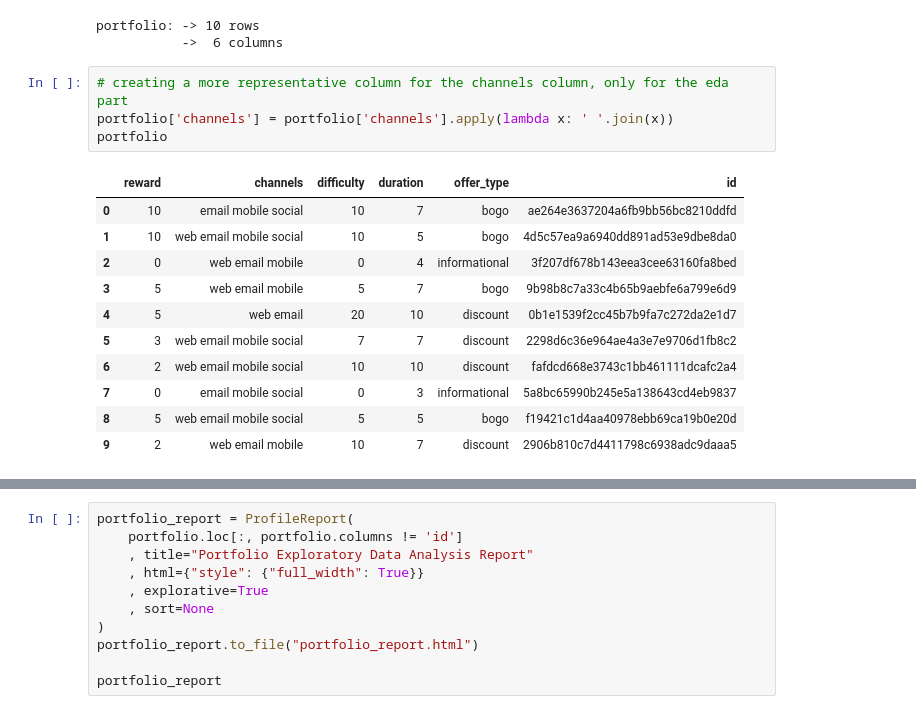
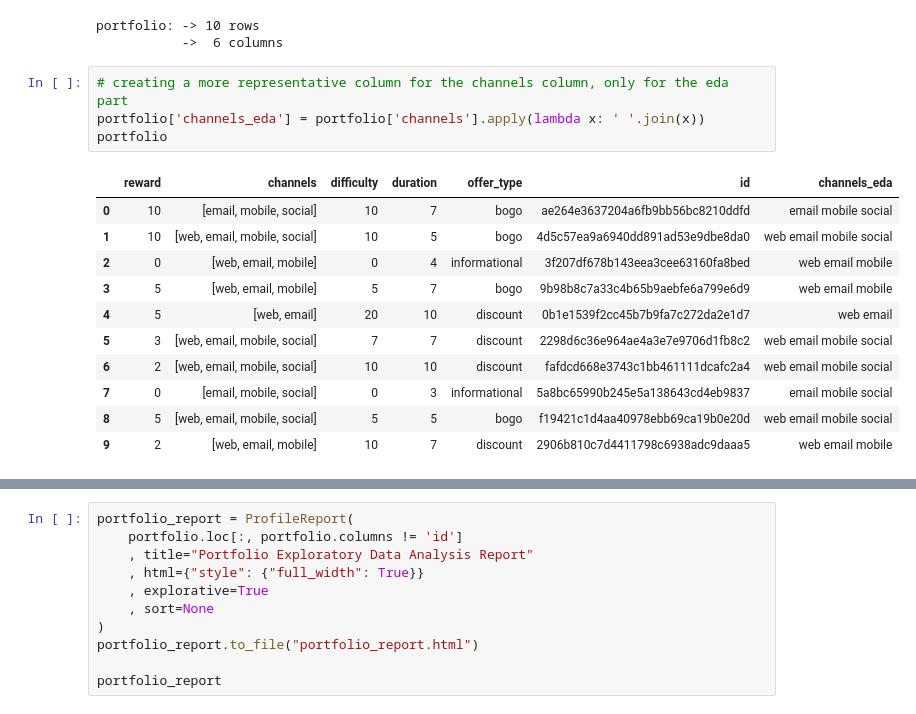
Before and after one commit to ktrikaliotis/Starbucks-Capstone-Project, a Jupyter notebook: starbucks-capstone-notebook.ipynb, the cells around one changed output, grey strips where cells are left out. Saved outputs shown, nothing was run; the diff lists cells and outputs as text.

Commit message:
Adding an cleaning step for the portfolio dataset

```diff
--- a/starbucks-capstone-notebook.ipynb
+++ b/starbucks-capstone-notebook.ipynb
@@ -161,20 +154,20 @@ portfolio: -> 10 rows
            ->  6 columns
 # %%
 # creating a more representative column for the channels column, only for the eda part
-portfolio['channels'] = portfolio['channels'].apply(lambda x: ' '.join(x))
+portfolio['channels_eda'] = portfolio['channels'].apply(lambda x: ' '.join(x))
 portfolio
 # %% [output]
-|  | reward | channels | difficulty | duration | offer_type | id |
-| 0 | 10 | email mobile social | 10 | 7 | bogo | ae264e3637204a6fb9bb56bc8210ddfd |
-| 1 | 10 | web email mobile social | 10 | 5 | bogo | 4d5c57ea9a6940dd891ad53e9dbe8da0 |
-| 2 | 0 | web email mobile | 0 | 4 | informational | 3f207df678b143eea3cee63160fa8bed |
-| 3 | 5 | web email mobile | 5 | 7 | bogo | 9b98b8c7a33c4b65b9aebfe6a799e6d9 |
-| 4 | 5 | web email | 20 | 10 | discount | 0b1e1539f2cc45b7b9fa7c272da2e1d7 |
-| 5 | 3 | web email mobile social | 7 | 7 | discount | 2298d6c36e964ae4a3e7e9706d1fb8c2 |
-| 6 | 2 | web email mobile social | 10 | 10 | discount | fafdcd668e3743c1bb461111dcafc2a4 |
-| 7 | 0 | email mobile social | 0 | 3 | informational | 5a8bc65990b245e5a138643cd4eb9837 |
-| 8 | 5 | web email mobile social | 5 | 5 | bogo | f19421c1d4aa40978ebb69ca19b0e20d |
-| 9 | 2 | web email mobile | 10 | 7 | discount | 2906b810c7d4411798c6938adc9daaa5 |
+|  | reward | channels | difficulty | duration | offer_type | id | channels_eda |
+| 0 | 10 | [email, mobile, social] | 10 | 7 | bogo | ae264e3637204a6fb9bb56bc8210ddfd | email mobile social |
+| 1 | 10 | [web, email, mobile, social] | 10 | 5 | bogo | 4d5c57ea9a6940dd891ad53e9dbe8da0 | web email mobile social |
+| 2 | 0 | [web, email, mobile] | 0 | 4 | informational | 3f207df678b143eea3cee63160fa8bed | web email mobile |
+| 3 | 5 | [web, email, mobile] | 5 | 7 | bogo | 9b98b8c7a33c4b65b9aebfe6a799e6d9 | web email mobile |
+| 4 | 5 | [web, email] | 20 | 10 | discount | 0b1e1539f2cc45b7b9fa7c272da2e1d7 | web email |
+| 5 | 3 | [web, email, mobile, social] | 7 | 7 | discount | 2298d6c36e964ae4a3e7e9706d1fb8c2 | web email mobile social |
+| 6 | 2 | [web, email, mobile, social] | 10 | 10 | discount | fafdcd668e3743c1bb461111dcafc2a4 | web email mobile social |
+| 7 | 0 | [email, mobile, social] | 0 | 3 | informational | 5a8bc65990b245e5a138643cd4eb9837 | email mobile social |
+| 8 | 5 | [web, email, mobile, social] | 5 | 5 | bogo | f19421c1d4aa40978ebb69ca19b0e20d | web email mobile social |
+| 9 | 2 | [web, email, mobile] | 10 | 7 | discount | 2906b810c7d4411798c6938adc9daaa5 | web email mobile |
 # %%
 display(portfolio.describe(include='all'))
 print ()
```
Also changed, not shown: parts of 11 cells of this notebook.
